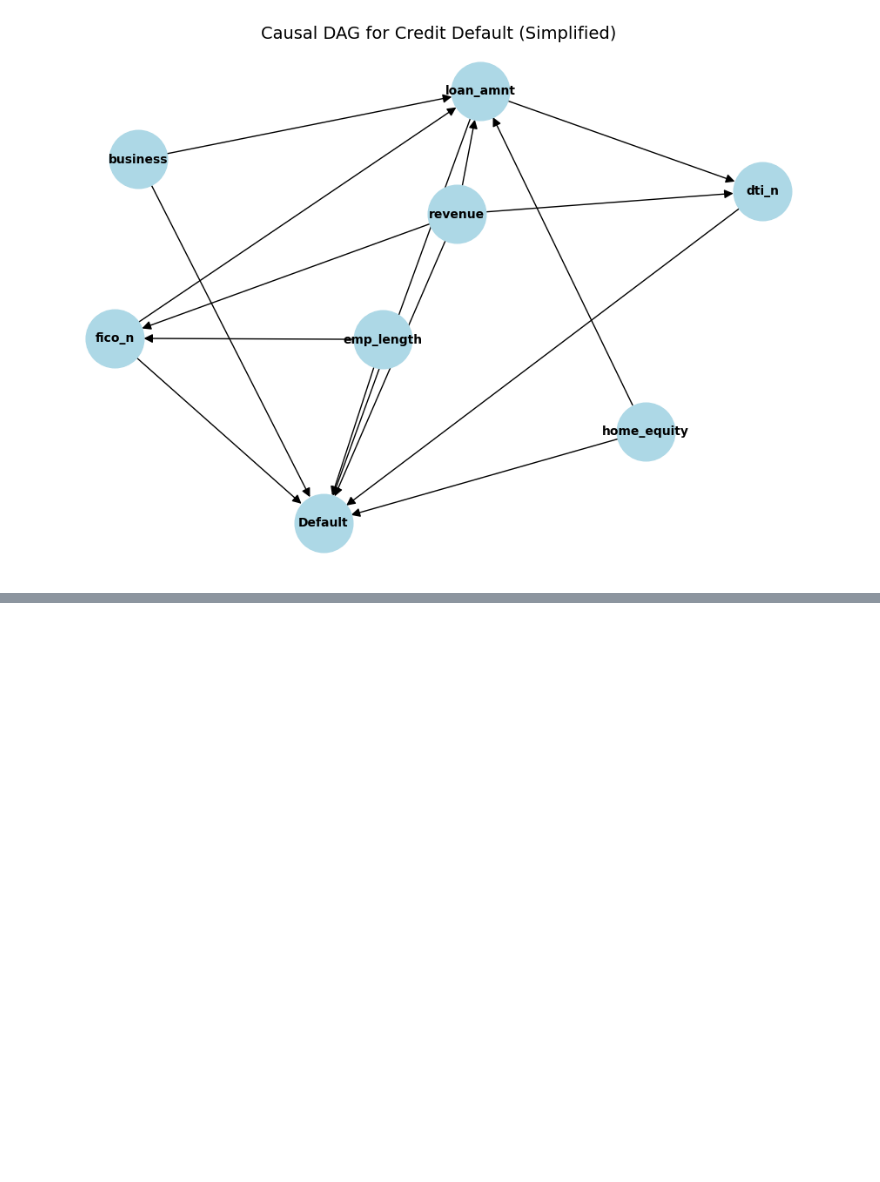
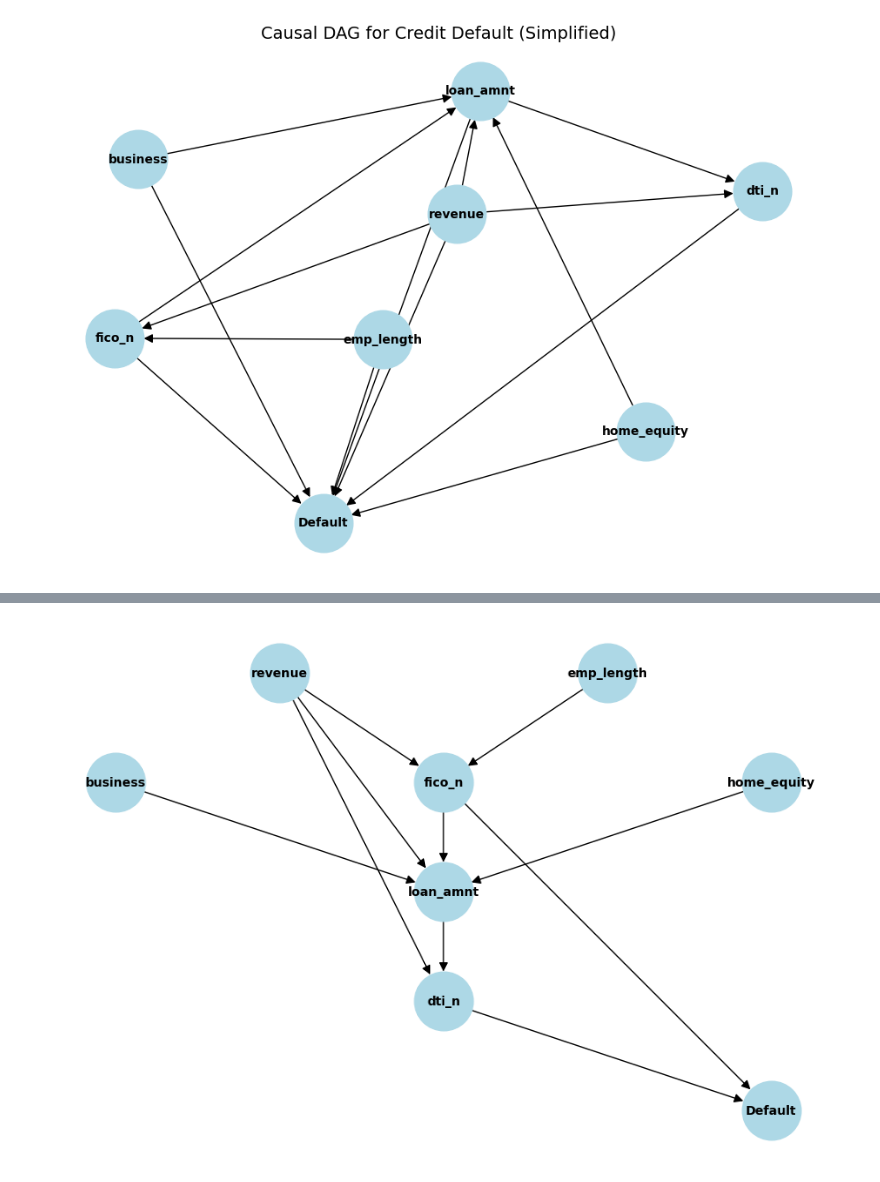
Before and after one commit to MSCA-DN-Digital-Finance/WP3_eXplainable_and_Fair_AI, a Jupyter notebook: IRP1/Code/xai_project/251014_scm.ipynb, the cells around one changed output, grey strips where cells are left out. Drawn from its saved outputs; the diff is of its cells as text; code cells hidden in the pictures; blank space fills up the shorter version.

```diff
--- a/IRP1/Code/xai_project/251014_scm.ipynb
+++ b/IRP1/Code/xai_project/251014_scm.ipynb
@@ -87,0 +65,39 @@ plt.show()
+# %%
+import networkx as nx
+import matplotlib.pyplot as plt
+
+G = nx.DiGraph()
+G.add_nodes_from(["revenue","emp_length","fico_n","loan_amnt","dti_n","business","home_equity","Default"])
+
+# Core causal backbone
+edges = [
+    ("revenue","fico_n"),
+    ("emp_length","fico_n"),
+    ("revenue","loan_amnt"),
+    ("fico_n","loan_amnt"),
+    ("business","loan_amnt"),
+    ("home_equity","loan_amnt"),
+    ("loan_amnt","dti_n"),
+    ("revenue","dti_n"),
+    ("fico_n","Default"),
+    ("dti_n","Default"),
+]
+G.add_edges_from(edges)
+
+# Draw neatly in layers (no Graphviz needed)
+pos = {
+    "revenue": (-1, 3), "emp_length": (1, 3),
+    "business": (-2, 2), "home_equity": (2, 2),
+    "fico_n": (0, 2),
+    "loan_amnt": (0, 1),
+    "dti_n": (0, 0),
+    "Default": (2, -1),
+}
+
+plt.figure(figsize=(9, 6))
+nx.draw(G, pos, with_labels=True, node_color="lightblue",
+        node_size=2300, arrowsize=15, font_size=10, font_weight='bold')
+#plt.title("Simplified Causal DAG for Credit Default", fontsize=14)
+plt.show()
+# %% [output]
+[figure, added]
```
Also changed, not shown: parts of 14 cells of this notebook.
